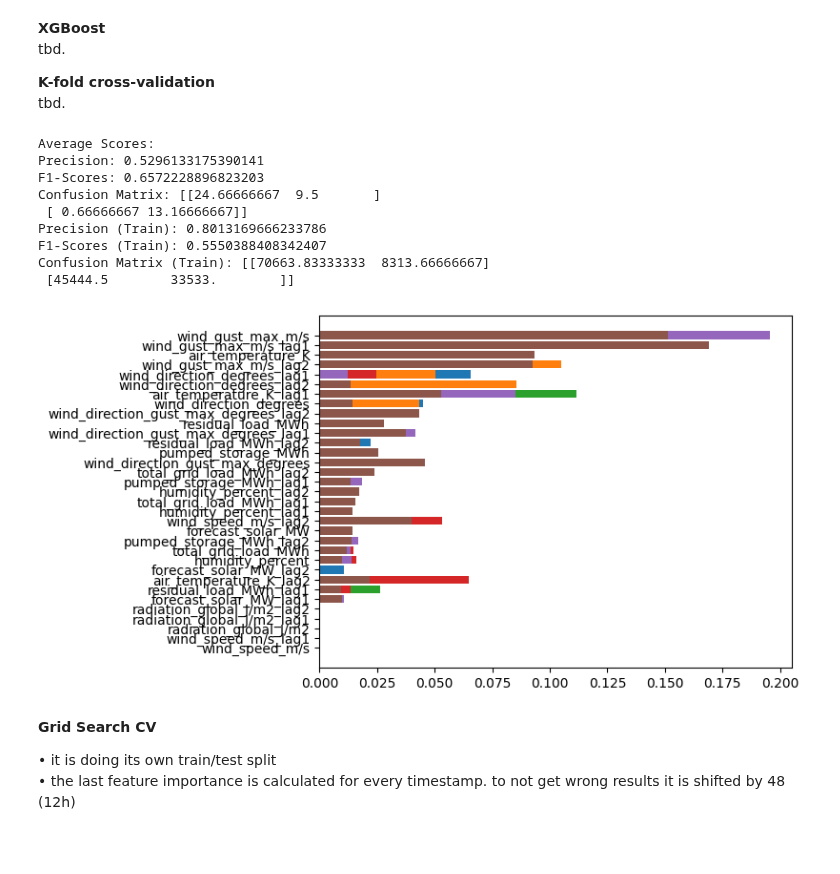
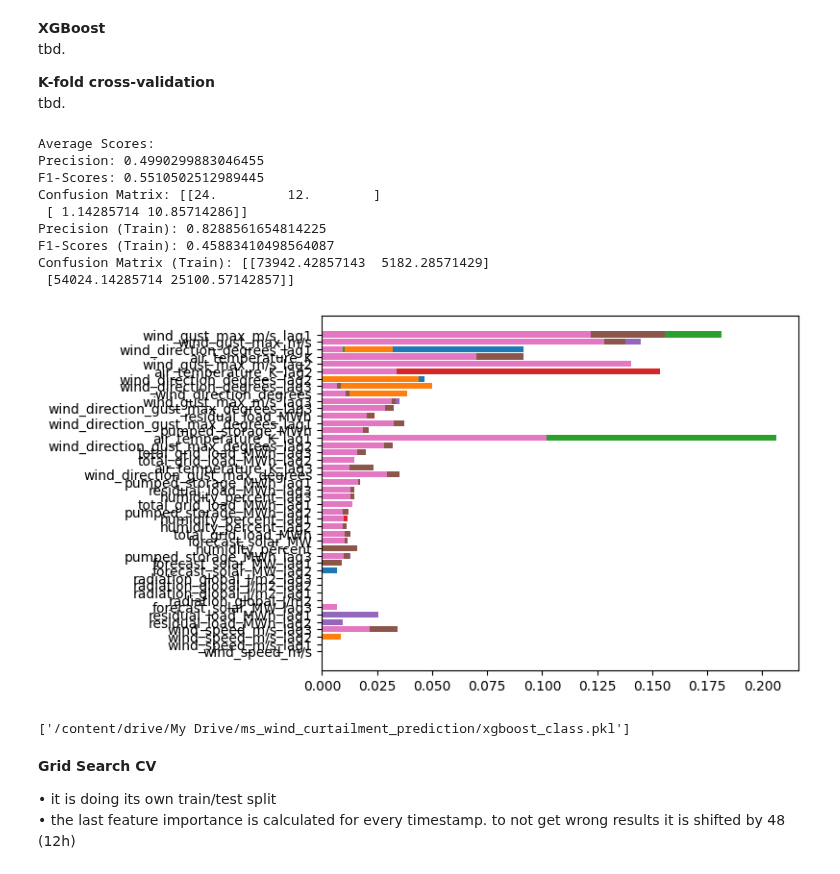
Before and after one commit to mgondeck/wind_curtailment_prediction, a Jupyter notebook: xgboost_binary_classification.ipynb, the cells around one changed output. Saved outputs shown, nothing was run; the diff lists cells and outputs as text; code cells hidden in the pictures; blank space fills up the shorter version.

Commit message:
save model to use in voting classifier

```diff
--- a/xgboost_binary_classification.ipynb
+++ b/xgboost_binary_classification.ipynb
@@ -35,7 +36,6 @@ df = df.loc[start_date:end_date]
 # %%
 # impute, scale pipeline and smote (for class imbalance)
 preprocessor = Pipeline([
-    ('imputer', SimpleImputer(strategy='constant', fill_value=0)),
     ('scaler', StandardScaler())
 ])
 
@@ -95,7 +95,7 @@ for train_index, test_index in tscv.split(X):
     X_test = X_test.copy()
 
     # having at least one instance of redispatch 1 or 0 in test
-    if y_test.sum() == 0 or y_test.sum() == 1:
+    if y_test.sum() == 0 or y_test.sum() == test_size:
         continue
 
     # preprocess train data
@@ -112,11 +112,11 @@ for train_index, test_index in tscv.split(X):
     # fit model
     xgboost_class.fit(X_train_preprocessed, y_train_preprocessed)
 
-    # add importance of the last redispatch status for test and predict
+    # preprocess test data
     X_test_preprocessed = preprocessor.transform(X_test)
 
     # with threshold for prediction
-    threshold = 0.65
+    threshold = 0.7
     y_pred_proba = xgboost_class.predict_proba(X_test_preprocessed)[:, 1]
     y_pred = (y_pred_proba >= threshold).astype(int)
     y_train_proba = xgboost_class.predict_proba(X_train_preprocessed)[:, 1]
@@ -127,46 +127,45 @@ for train_index, test_index in tscv.split(X):
     X_test_preprocessed_df['last_redispatch_importance'] = 0
     y_pred = np.zeros(len(X_test))
 
     window = 2
     for i in range(len(X_test)):
         if i == 0:
             last_redispatch_importance = y_train.iloc[-2:].sum() / window
         elif i == 1:
             last_redispatch_importance = (y_train.iloc[-1:].sum() + y_pred[i - 1]) / window
         else:
             last_redispatch_importance = (y_pred[i - 2] + y_pred[i - 1]) / window
         X_test_preprocessed_df.loc[i, 'last_redispatch_importance'] = last_redispatch_importance
         y_pred[i] = xgboost_class.predict(X_test_preprocessed_df.iloc[[i]].values.reshape(1, -1))[0]
     '''
-
     # evaluate
     precision_scores.append(precision_score(y_test, y_pred))
     f1_scores.append(f1_score(y_test, y_pred))
     conf_matrices.append(confusion_matrix(y_test, y_pred))
 
     precision_train_scores.append(precision_score(y_train_preprocessed, y_pred_train))
     f1_train_scores.append(f1_score(y_train_preprocessed, y_pred_train))
     conf_train_matrices.append(confusion_matrix(y_train_preprocessed, y_pred_train))
 
     sorted_idx = xgboost_class.feature_importances_.argsort()
     plt.barh(X_test.columns[sorted_idx], xgboost_class.feature_importances_[sorted_idx])
 
 # print evaluation results
 print("Average Scores:")
-print("Precision:", sum(precision_scores) / len(precision_scores))
-print("F1-Scores:", sum(f1_scores) / len(f1_scores))
-print("Confusion Matrix:", sum(conf_matrices) / len(conf_matrices))
-print("Precision (Train):", sum(precision_train_scores) / len(precision_train_scores))
-print("F1-Scores (Train):", sum(f1_train_scores) / len(f1_train_scores))
-print("Confusion Matrix (Train):", sum(conf_train_matrices) / len(conf_train_matrices))
+print("Precision:", np.array(precision_scores).mean())
+print("F1-Scores:", np.array(f1_scores).mean())
+print("Confusion Matrix:", sum(conf_matrices)/len(conf_matrices))
+print("Precision (Train):", np.array(precision_train_scores).mean())
+print("F1-Scores (Train):", np.array(f1_train_scores).mean())
+print("Confusion Matrix (Train):", sum(conf_train_matrices)/len(conf_train_matrices))
 # %% [output]
 Average Scores:
-Precision: 0.5296133175390141
-F1-Scores: 0.6572228896823203
-Confusion Matrix: [[24.66666667  9.5       ]
- [ 0.66666667 13.16666667]]
-Precision (Train): 0.8013169666233786
-F1-Scores (Train): 0.5550388408342407
-Confusion Matrix (Train): [[70663.83333333  8313.66666667]
- [45444.5        33533.        ]]
+Precision: 0.4990299883046455
+F1-Scores: 0.5510502512989445
+Confusion Matrix: [[24.         12.        ]
+ [ 1.14285714 10.85714286]]
+Precision (Train): 0.8288561654814225
+F1-Scores (Train): 0.45883410498564087
+Confusion Matrix (Train): [[73942.42857143  5182.28571429]
+ [54024.14285714 25100.57142857]]
-[figure, old version]
+[figure, new version]
@@ -208,3 +172,8 @@ xgboost_class.fit(X_train_preprocessed, y_train_preprocessed)
+# %%
+# safe XGBoost classifier
+joblib.dump(xgboost_class, '/content/drive/My Drive/ms_wind_curtailment_prediction/xgboost_class.pkl')
+# %% [output]
+['/content/drive/My Drive/ms_wind_curtailment_prediction/xgboost_class.pkl']
 # %% [markdown]
 **Grid Search CV**
 
```
Also changed, not shown: parts of 3 cells of this notebook.
